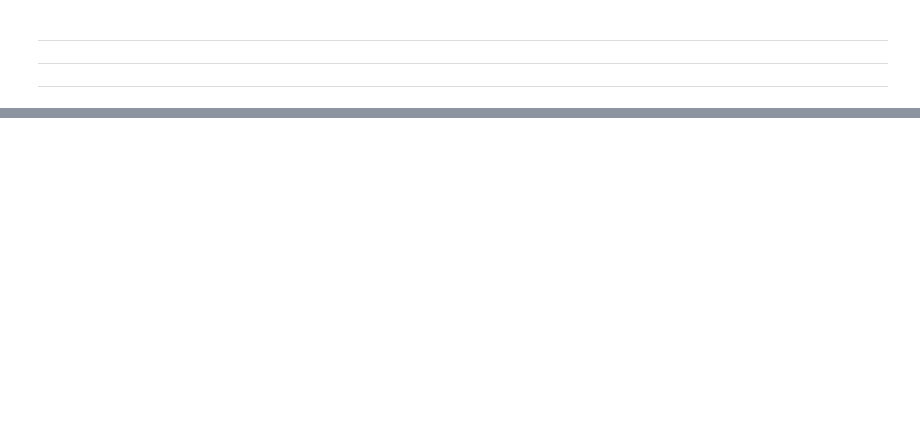
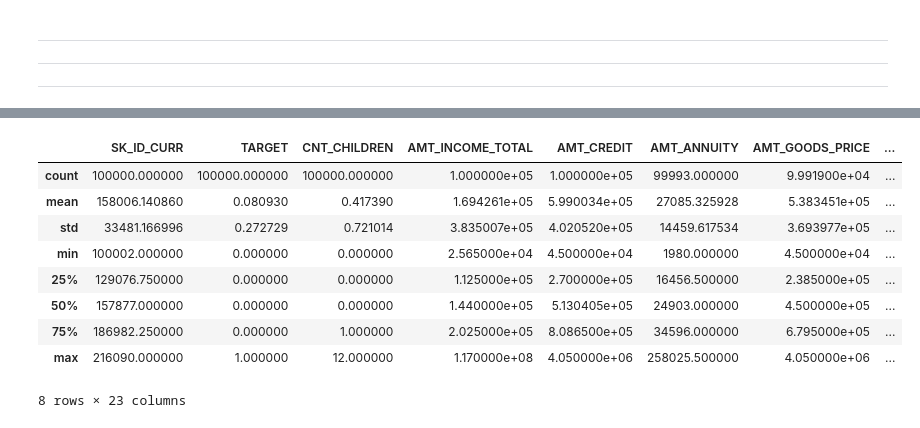
Before and after one commit to edvigeslima/projeto_TP, a Jupyter notebook: projeto_TP.ipynb, the cells around one changed output, grey strips where cells are left out. Cells and saved outputs as stored; diff of their text form; code cells hidden in the pictures; blank space fills up the shorter version.

```diff
--- a/projeto_TP.ipynb
+++ b/projeto_TP.ipynb
@@ -213,0 +334,13 @@ selected_columns = ['SK_ID_CURR',
+# %%
+df_home_credit_default_risk.describe()
+# %% [output]
+|  | SK_ID_CURR | TARGET | CNT_CHILDREN | AMT_INCOME_TOTAL | AMT_CREDIT | AMT_ANNUITY | AMT_GOODS_PRICE | ... |
+| count | 100000.000000 | 100000.000000 | 100000.000000 | 1.000000e+05 | 1.000000e+05 | 99993.000000 | 9.991900e+04 | ... |
+| mean | 158006.140860 | 0.080930 | 0.417390 | 1.694261e+05 | 5.990034e+05 | 27085.325928 | 5.383451e+05 | ... |
+| std | 33481.166996 | 0.272729 | 0.721014 | 3.835007e+05 | 4.020520e+05 | 14459.617534 | 3.693977e+05 | ... |
+| min | 100002.000000 | 0.000000 | 0.000000 | 2.565000e+04 | 4.500000e+04 | 1980.000000 | 4.500000e+04 | ... |
+| 25% | 129076.750000 | 0.000000 | 0.000000 | 1.125000e+05 | 2.700000e+05 | 16456.500000 | 2.385000e+05 | ... |
+| 50% | 157877.000000 | 0.000000 | 0.000000 | 1.440000e+05 | 5.130405e+05 | 24903.000000 | 4.500000e+05 | ... |
+| 75% | 186982.250000 | 0.000000 | 1.000000 | 2.025000e+05 | 8.086500e+05 | 34596.000000 | 6.795000e+05 | ... |
+| max | 216090.000000 | 1.000000 | 12.000000 | 1.170000e+08 | 4.050000e+06 | 258025.500000 | 4.050000e+06 | ... |
+8 rows × 23 columns
```
Also changed, not shown: parts of 44 cells of this notebook.
